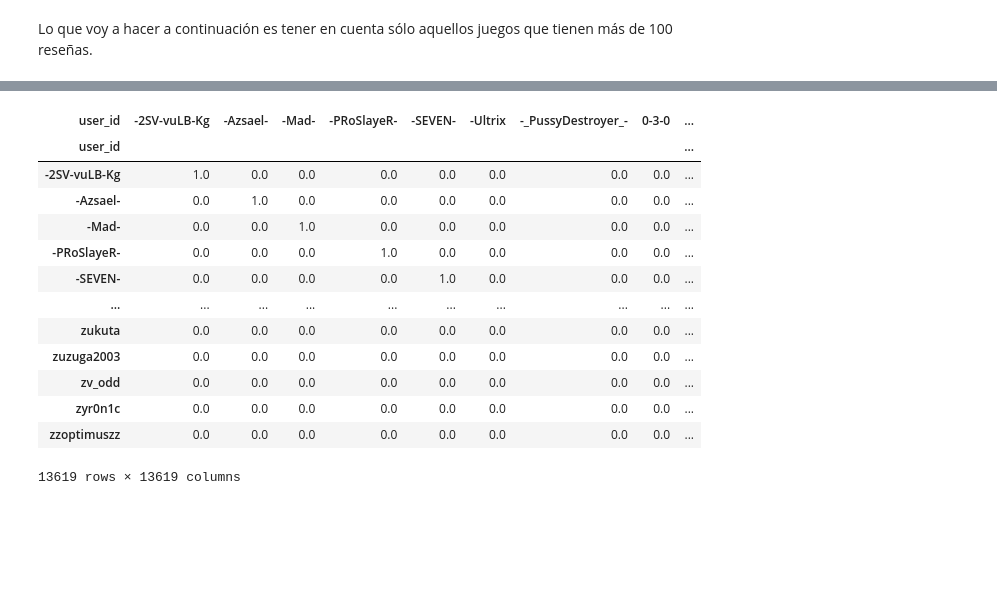
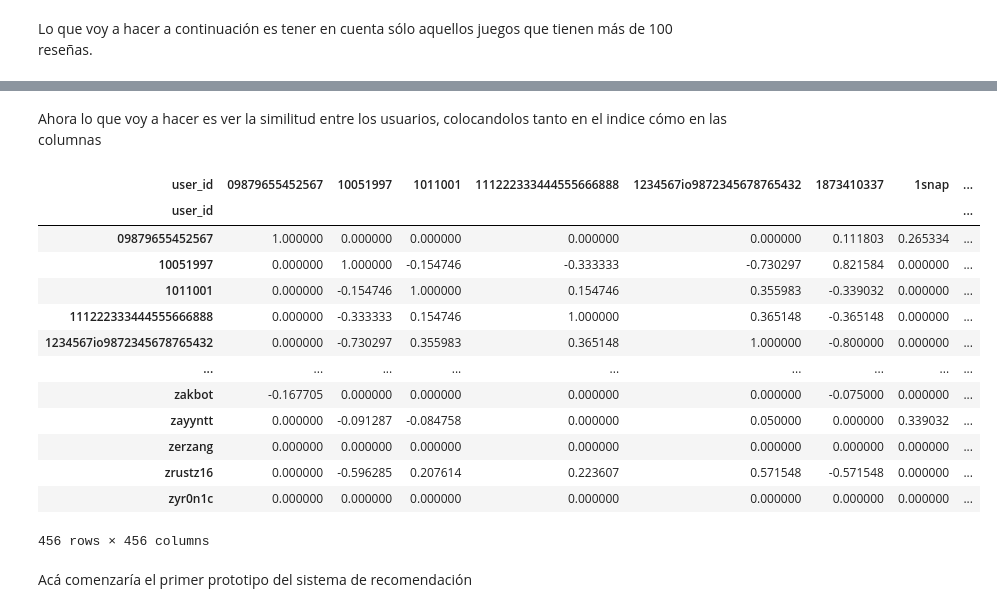
Before and after one commit to Tagliaferro22/steam-games, a Jupyter notebook: sistema_recomendacion/user_item.ipynb, the cells around one changed output, grey strips where cells are left out. Saved outputs shown, nothing was run; the diff lists cells and outputs as text; code cells hidden in the pictures; blank space fills up the shorter version.

Commit message:
Finalicé la 'creación' del segundo sistema de recomendación, procedo a crear la función que lo incorpore

```diff
--- a/sistema_recomendacion/user_item.ipynb
+++ b/sistema_recomendacion/user_item.ipynb
@@ -145 +202,7 @@ True       99
 Name: count, dtype: int64
+# %%
+lista_booleana_para_mascara = []
+for id in reseñas["user_id"]:
+    lista_booleana_para_mascara.append(usuarios_con_mas_de_5_reseñas[id])
+
+lista_booleana_para_mascara
@@ -169,0 +300,3 @@ len(reseñas["item_id"].unique())
+# %%
+juegos_y_reseñas = pd.merge(reseñas,juegos,on="item_id")
+juegos_y_reseñas
@@ -169,0 +337,6 @@ len(reseñas["item_id"].unique())
+# %%
+for columna in juegos_y_reseñas.columns:
+    if columna not in ["user_id","puntaje","item_name"]:
+        juegos_y_reseñas.drop(columna, inplace=True, axis=1)
+
+print(juegos_y_reseñas.columns)
@@ -170,4 +373,4 @@ len(reseñas["item_id"].unique())
 # %%
-matrix = reseñas.pivot_table(index='user_id',columns='item_id',values='puntaje')
+matrix = juegos_y_reseñas.pivot_table(index='user_id',columns='item_name',values='puntaje')
 matrix.head()
 # %% [output]
@@ -228,23 +439,25 @@ array([[0., 0., 0., ..., 0., 0., 0.],
+# %% [markdown]
+Ahora lo que voy a hacer es ver la similitud entre los usuarios, colocandolos tanto en el indice cómo en las columnas
 # %%
 # Convertir a DataFrame para mejor legibilidad
 similitud_de_usuarios_coseno = pd.DataFrame(similitud_del_coseno, index=matrix_norm.index, columns=matrix_norm.index)
 
-# Asegurarse de que la diagonal sea 1
-np.fill_diagonal(similitud_de_usuarios_coseno.values, 1)
 similitud_de_usuarios_coseno
 # %% [output]
-| user_id | -2SV-vuLB-Kg | -Azsael- | -Mad- | -PRoSlayeR- | -SEVEN- | -Ultrix | -_PussyDestroyer_- | 0-3-0 | ... |
-| user_id |  |  |  |  |  |  |  |  | ... |
-| -2SV-vuLB-Kg | 1.0 | 0.0 | 0.0 | 0.0 | 0.0 | 0.0 | 0.0 | 0.0 | ... |
-| -Azsael- | 0.0 | 1.0 | 0.0 | 0.0 | 0.0 | 0.0 | 0.0 | 0.0 | ... |
-| -Mad- | 0.0 | 0.0 | 1.0 | 0.0 | 0.0 | 0.0 | 0.0 | 0.0 | ... |
-| -PRoSlayeR- | 0.0 | 0.0 | 0.0 | 1.0 | 0.0 | 0.0 | 0.0 | 0.0 | ... |
-| -SEVEN- | 0.0 | 0.0 | 0.0 | 0.0 | 1.0 | 0.0 | 0.0 | 0.0 | ... |
-| ... | ... | ... | ... | ... | ... | ... | ... | ... | ... |
-| zukuta | 0.0 | 0.0 | 0.0 | 0.0 | 0.0 | 0.0 | 0.0 | 0.0 | ... |
-| zuzuga2003 | 0.0 | 0.0 | 0.0 | 0.0 | 0.0 | 0.0 | 0.0 | 0.0 | ... |
-| zv_odd | 0.0 | 0.0 | 0.0 | 0.0 | 0.0 | 0.0 | 0.0 | 0.0 | ... |
-| zyr0n1c | 0.0 | 0.0 | 0.0 | 0.0 | 0.0 | 0.0 | 0.0 | 0.0 | ... |
-| zzoptimuszz | 0.0 | 0.0 | 0.0 | 0.0 | 0.0 | 0.0 | 0.0 | 0.0 | ... |
+| user_id | 09879655452567 | 10051997 | 1011001 | 111222333444555666888 | 1234567io9872345678765432 | 1873410337 | 1snap | ... |
+| user_id |  |  |  |  |  |  |  | ... |
+| 09879655452567 | 1.000000 | 0.000000 | 0.000000 | 0.000000 | 0.000000 | 0.111803 | 0.265334 | ... |
+| 10051997 | 0.000000 | 1.000000 | -0.154746 | -0.333333 | -0.730297 | 0.821584 | 0.000000 | ... |
+| 1011001 | 0.000000 | -0.154746 | 1.000000 | 0.154746 | 0.355983 | -0.339032 | 0.000000 | ... |
+| 111222333444555666888 | 0.000000 | -0.333333 | 0.154746 | 1.000000 | 0.365148 | -0.365148 | 0.000000 | ... |
+| 1234567io9872345678765432 | 0.000000 | -0.730297 | 0.355983 | 0.365148 | 1.000000 | -0.800000 | 0.000000 | ... |
+| ... | ... | ... | ... | ... | ... | ... | ... | ... |
+| zakbot | -0.167705 | 0.000000 | 0.000000 | 0.000000 | 0.000000 | -0.075000 | 0.000000 | ... |
+| zayyntt | 0.000000 | -0.091287 | -0.084758 | 0.000000 | 0.050000 | 0.000000 | 0.339032 | ... |
+| zerzang | 0.000000 | 0.000000 | 0.000000 | 0.000000 | 0.000000 | 0.000000 | 0.000000 | ... |
+| zrustz16 | 0.000000 | -0.596285 | 0.207614 | 0.223607 | 0.571548 | -0.571548 | 0.000000 | ... |
+| zyr0n1c | 0.000000 | 0.000000 | 0.000000 | 0.000000 | 0.000000 | 0.000000 | 0.000000 | ... |
-13619 rows × 13619 columns
+456 rows × 456 columns
+# %% [markdown]
+Acá comenzaría el primer prototipo del sistema de recomendación
 # %%
```
Also changed, not shown: parts of 49 cells of this notebook.
